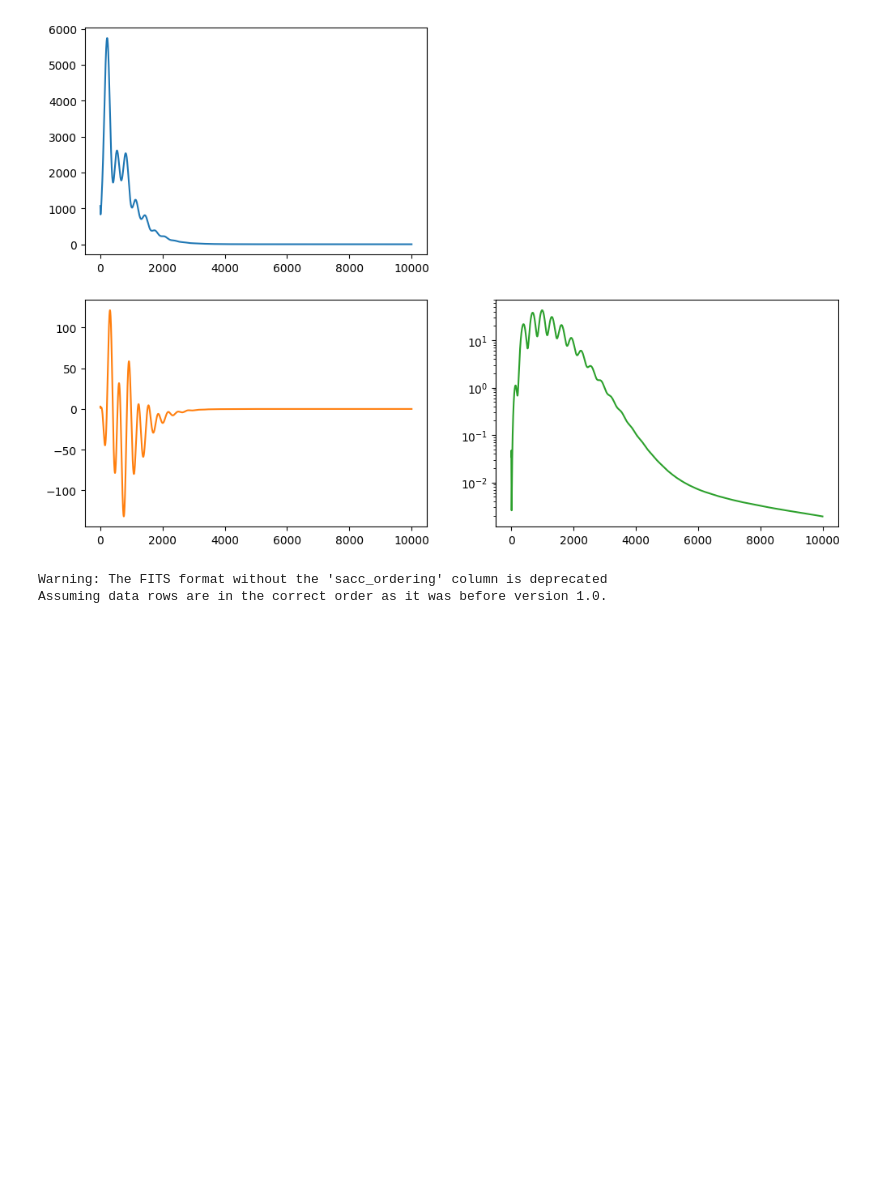
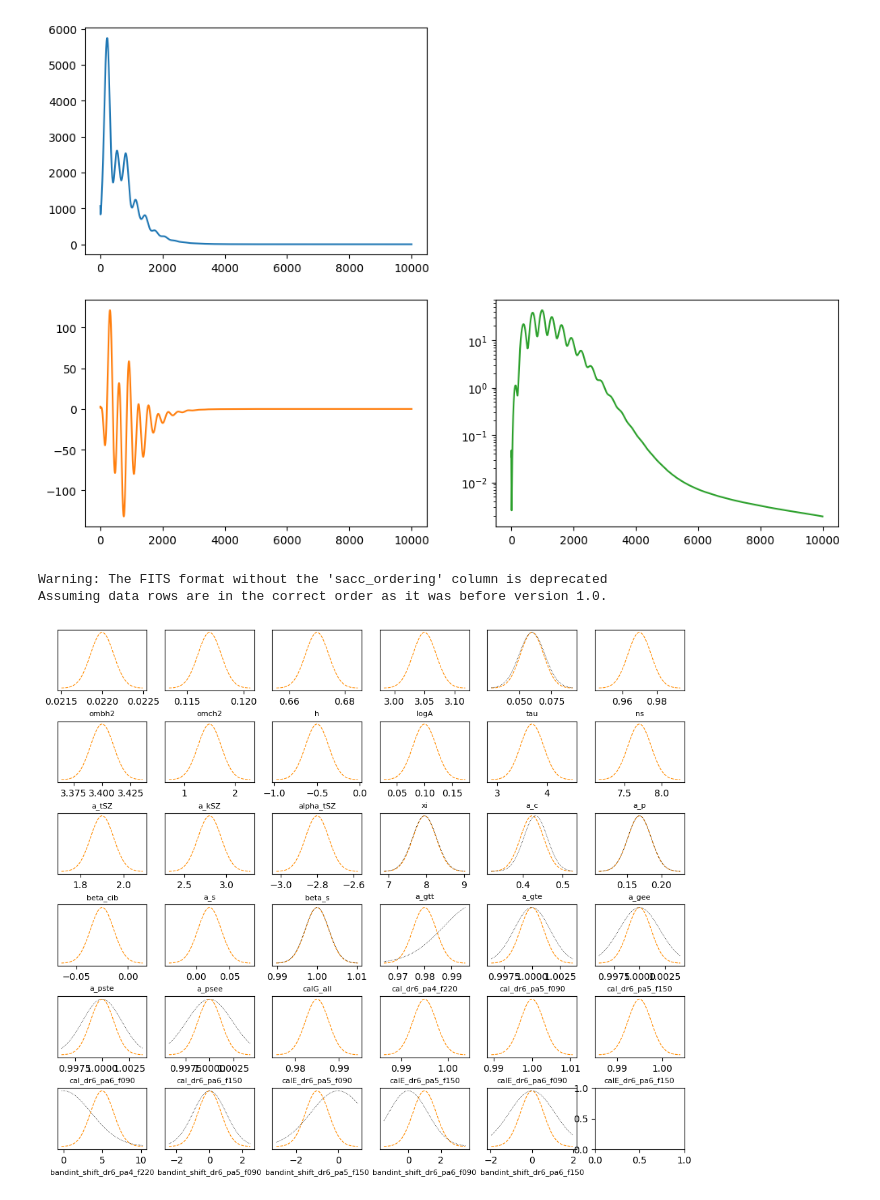
Before and after one commit to HTJense/dflike, a Jupyter notebook: notebooks/03_Cosmology.ipynb, the cells around one changed output. Saved outputs shown, nothing was run; the diff lists cells and outputs as text; code cells hidden in the pictures; blank space fills up the shorter version.

```diff
--- a/notebooks/03_Cosmology.ipynb
+++ b/notebooks/03_Cosmology.ipynb
@@ -317,6 +319,26 @@ def inference_loop(rng, kernel, initial_state, num_samples):
     keys = jrd.split(rng, num_samples)
     _, states = jax.lax.scan(one_step, initial_state, keys)
     return states
+# %%
+# Fisher forecast.
+fig, axes = plt.subplots(6, 6, figsize=(12, 10), gridspec_kw={"hspace": 0.5})
+
+for i, (par, ax) in enumerate(zip(parameters_baseline, axes.flatten())):
+    m = mean_baseline[i]
+    s = err_baseline[i]
+
+    x = np.linspace(m - 3.5*s, m+3.5*s, 100)
+    y = np.exp(-0.5 * np.power((x - m) / s, 2.))
+    ax.plot(x, y, c="darkorange", lw=0.8, ls="--")
+    ax.set_xlabel(par, fontsize=8)
+
+    if par in priors:
+        y = np.exp(priors[par](x))
+        ax.plot(x, y / y.max(), c="k", lw=0.6, ls=":")
+
+    ax.set_yticks([])
+# %% [output]
+[figure, added]
 # %%
 import datetime
 import blackjax
```
Also changed, not shown: parts of 16 cells of this notebook, 3 other files.
